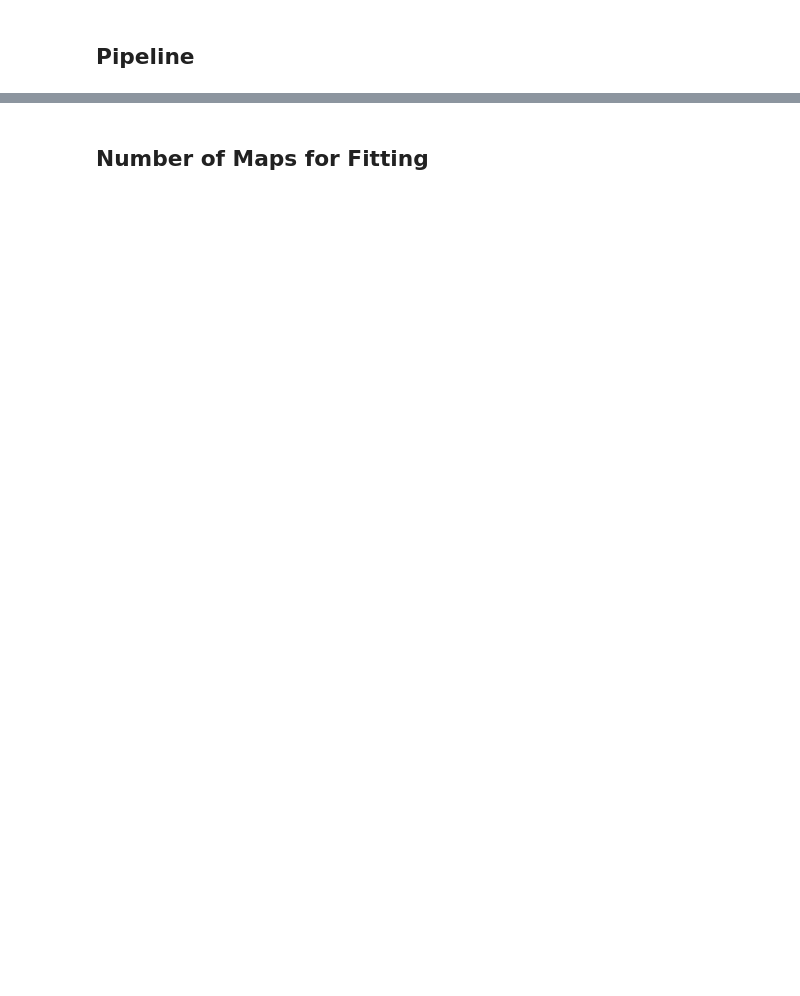
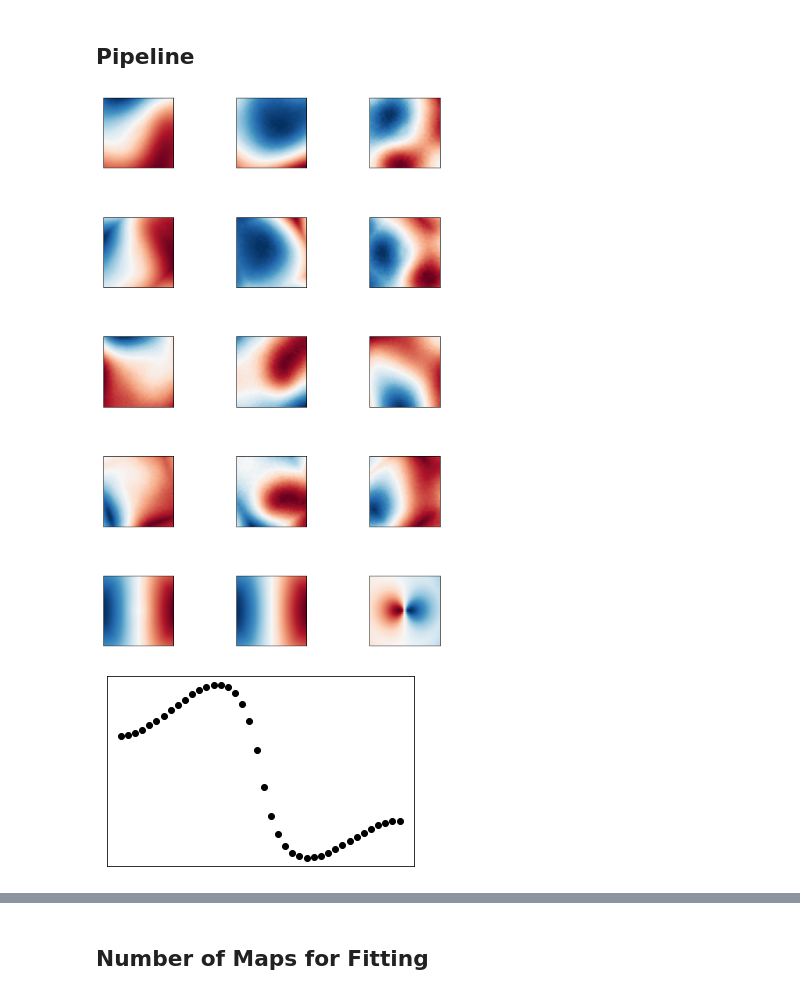
Before and after one commit to s6kelevy/cmb_lensing, a Jupyter notebook: chapter4.ipynb, the cells around one changed output, grey strips where cells are left out. Saved outputs shown, nothing was run; the diff lists cells and outputs as text; code cells hidden in the pictures; blank space fills up the shorter version.

```diff
--- a/chapter4.ipynb
+++ b/chapter4.ipynb
@@ -94,3 +159,79 @@ with open('/Volumes/Extreme_SSD/codes/master_thesis/code/sim_data/stack_tsz_chap
+# %%
+_, extent = tools.make_grid([40, 0.25, 40, 0.25])
+fig, axarr = plt.subplots(5,3, figsize=(15,15))
+
+
+img00 = axarr[0,0].imshow(cutouts_clus[0], extent = extent, cmap = cm.RdBu_r)
+axarr[0,0].get_xaxis().set_visible(False)
+axarr[0,0].get_yaxis().set_visible(False)
+img01 = axarr[0,1].imshow(cutouts_clus[1], extent = extent, cmap = cm.RdBu_r)
+axarr[0,1].get_xaxis().set_visible(False)
+axarr[0,1].get_yaxis().set_visible(False)
+img02 = axarr[0,2].imshow(cutouts_clus[2], extent = extent, cmap = cm.RdBu_r)
+axarr[0,2].get_xaxis().set_visible(False)
+axarr[0,2].get_yaxis().set_visible(False)
+
+
+img10 = axarr[1,0].imshow(cutouts_clus_aligned[0], extent = extent, cmap = cm.RdBu_r)
+axarr[1,0].get_xaxis().set_visible(False)
+axarr[1,0].get_yaxis().set_visible(False)
+img11 = axarr[1,1].imshow(cutouts_clus_aligned[1], extent = extent, cmap = cm.RdBu_r)
+axarr[1,1].get_xaxis().set_visible(False)
+axarr[1,1].get_yaxis().set_visible(False)
+img12 = axarr[1,2].imshow(cutouts_clus_aligned[2], extent = extent, cmap = cm.RdBu_r)
+axarr[1,2].get_xaxis().set_visible(False)
+axarr[1,2].get_yaxis().set_visible(False)
+
+
+img20 = axarr[2,0].imshow(cutouts_rand[0], extent = extent, cmap = cm.RdBu_r)
+axarr[2,0].get_xaxis().set_visible(False)
+axarr[2,0].get_yaxis().set_visible(False)
+img21 = axarr[2,1].imshow(cutouts_rand[1], extent = extent, cmap = cm.RdBu_r)
+axarr[2,1].get_xaxis().set_visible(False)
+axarr[2,1].get_yaxis().set_visible(False)
+img22 = axarr[2,2].imshow(cutouts_rand[2], extent = extent, cmap = cm.RdBu_r)
+axarr[2,2].get_xaxis().set_visible(False)
+axarr[2,2].get_yaxis().set_visible(False)
+
+
+
+img30 = axarr[3,0].imshow(cutouts_rand_aligned[0], extent = extent, cmap = cm.RdBu_r)
+axarr[3,0].get_xaxis().set_visible(False)
+axarr[3,0].get_yaxis().set_visible(False)
+img31 = axarr[3,1].imshow(cutouts_rand_aligned[1], extent = extent, cmap = cm.RdBu_r)
+axarr[3,1].get_xaxis().set_visible(False)
+axarr[3,1].get_yaxis().set_visible(False)
+img32 = axarr[3,2].imshow(cutouts_rand_aligned[2], extent = extent, cmap = cm.RdBu_r)
+axarr[3,2].get_xaxis().set_visible(False)
+axarr[3,2].get_yaxis().set_visible(False)
+
+
+img40 = axarr[4,0].imshow(stack_clus_baseline, extent = extent, cmap = cm.RdBu_r)
+axarr[4,0].get_xaxis().set_visible(False)
+axarr[4,0].get_yaxis().set_visible(False)
+img41 = axarr[4,1].imshow(stack_bg, extent = extent, cmap = cm.RdBu_r)
+axarr[4,1].get_xaxis().set_visible(False)
+axarr[4,1].get_yaxis().set_visible(False)
+img42 = axarr[4,2].imshow(stack_dipole_baseline, extent = extent, cmap = cm.RdBu_r)
+axarr[4,2].get_xaxis().set_visible(False)
+axarr[4,2].get_yaxis().set_visible(False)
+
+fig.subplots_adjust(wspace= -0.55, hspace = 0.7)
+
+plt.savefig('figures/pipeline_cutouts_baseline.png')
+
+
+
+fig, ax = plt.subplots(1,1, figsize=(5.5,3.5))
+ax.plot(bins, lensing_dipole_profile_baseline, color = 'black', ls = '', marker = 'o')
+ax.get_xaxis().set_visible(False)
+ax.get_yaxis().set_visible(False)
+
+
+plt.savefig('figures/pipeline_profile_baseline.png')
+# %% [output]
+[figure, added]
+[figure, added]
 # %%
 map_params = [240, 0.25, 240, 0.25]
 l, cl = CosmoCalc().cmb_power_spectrum()
```
Also changed, not shown: parts of 15 cells of this notebook, 3 other files.
